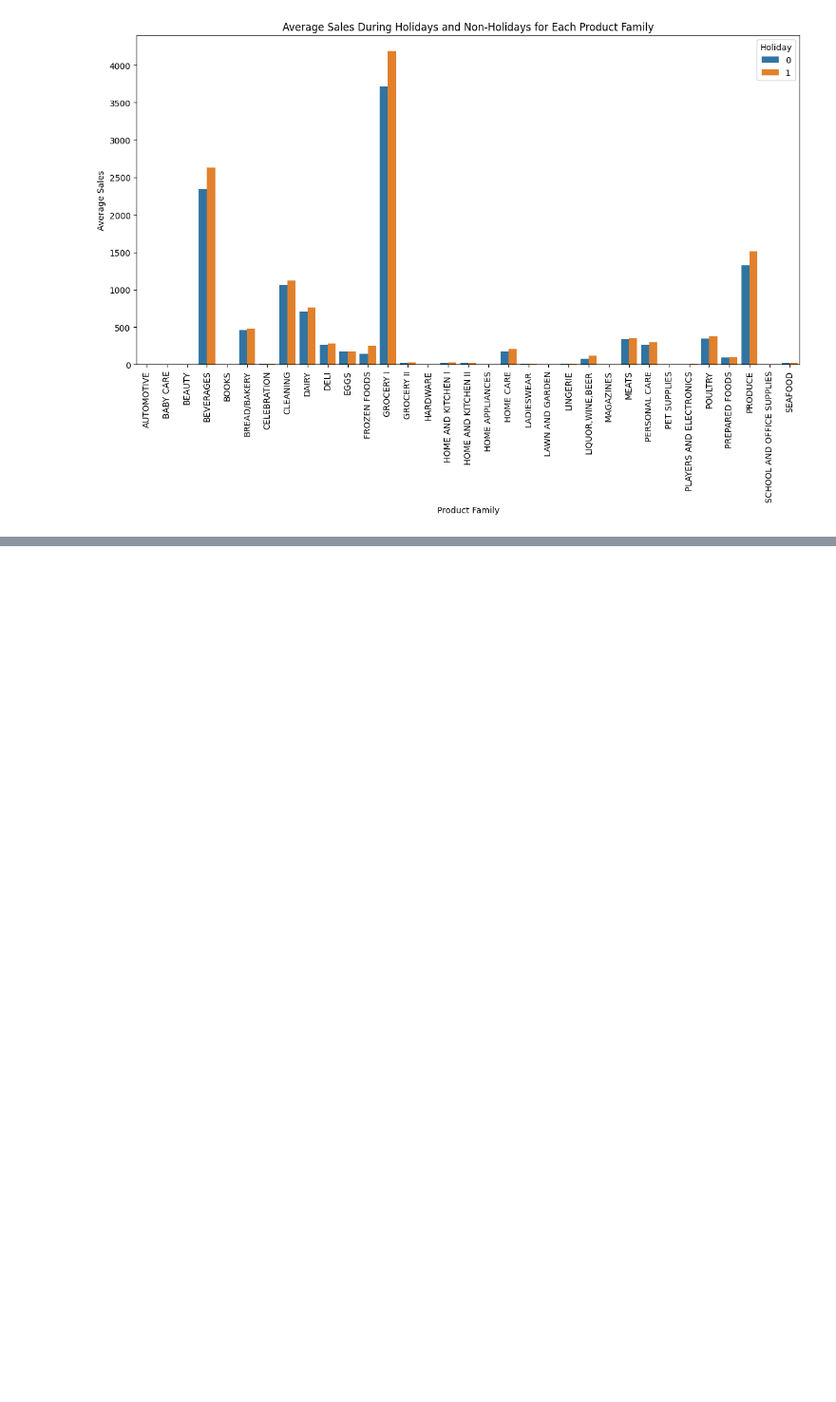
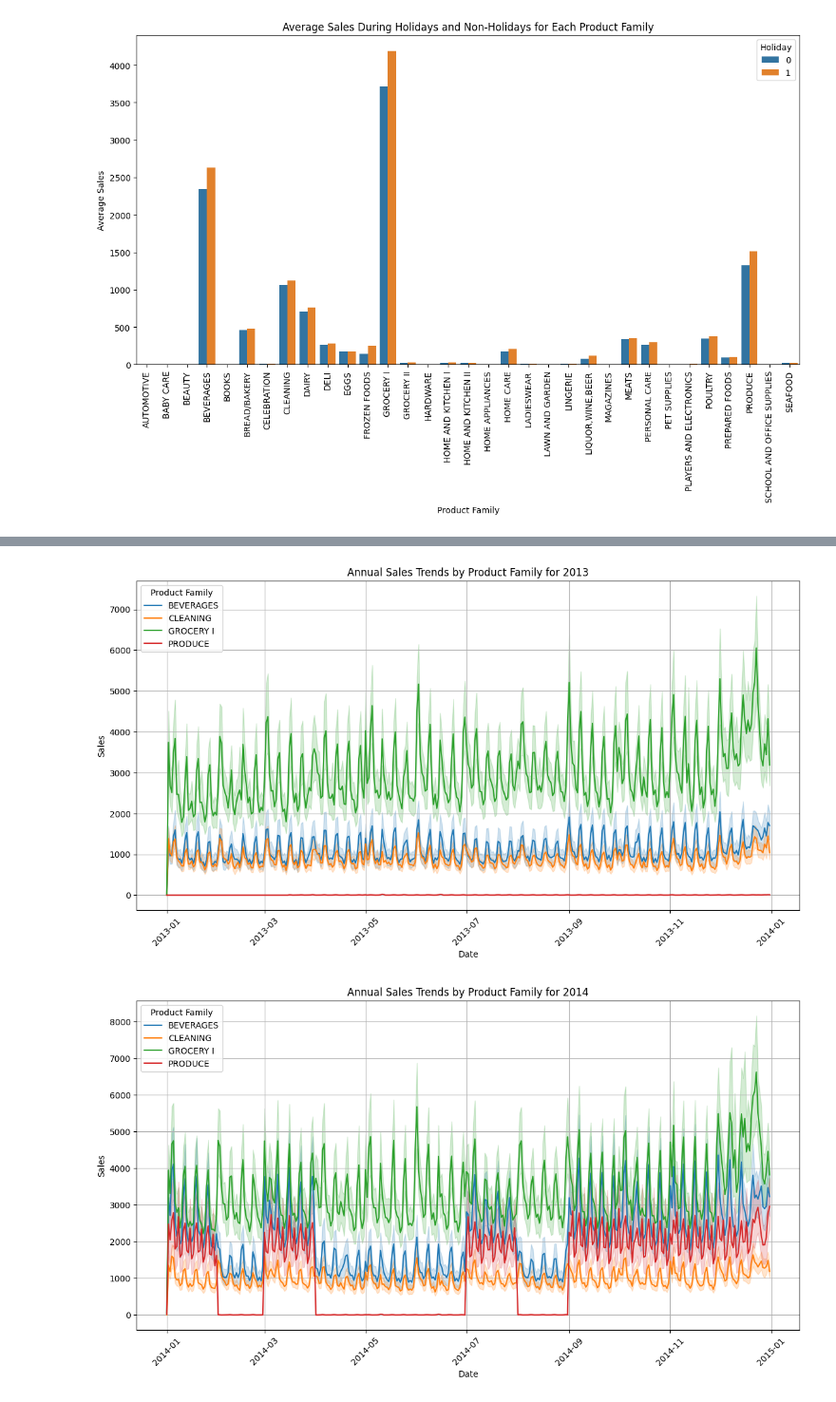
Before and after one commit to acies-udaykiran-rachamsetty/Capstone-Project, a Jupyter notebook: Notebooks/EDA.ipynb, the cells around one changed output, grey strips where cells are left out. Shown at 95% size. Cells and saved outputs as stored; diff of their text form; code cells hidden in the pictures; blank space fills up the shorter version.

```diff
--- a/Notebooks/EDA.ipynb
+++ b/Notebooks/EDA.ipynb
@@ -1089,0 +1168,22 @@ plt.show()
+# %%
+family_considered = ['GROCERY I','BEVERAGES','PRODUCE','CLEANING']
+filtered_data = train[train['family'].isin(family_considered)]
+# sns.lineplot(data = filtered_data,x = 'year',y = 'sales',hue='family')
+# %%
+years = list(filtered_data['year'].unique())
+
+for year in years:
+    filtered_data1 = filtered_data[filtered_data['year'] == year]
+    plt.figure(figsize=(14, 7))
+    sns.lineplot(data=filtered_data1, x='date', y='sales', hue='family')
+    plt.title(f'Annual Sales Trends by Product Family for {year}')
+    plt.xlabel('Date')
+    plt.ylabel('Sales')
+    plt.legend(title='Product Family')
+    plt.grid(True)
+    plt.xticks(rotation=45)
+    plt.show()
+    del filtered_data1
+# %% [output]
+[figure, added]
+[figure, added]
```
Also changed, not shown: parts of 10 cells of this notebook.
